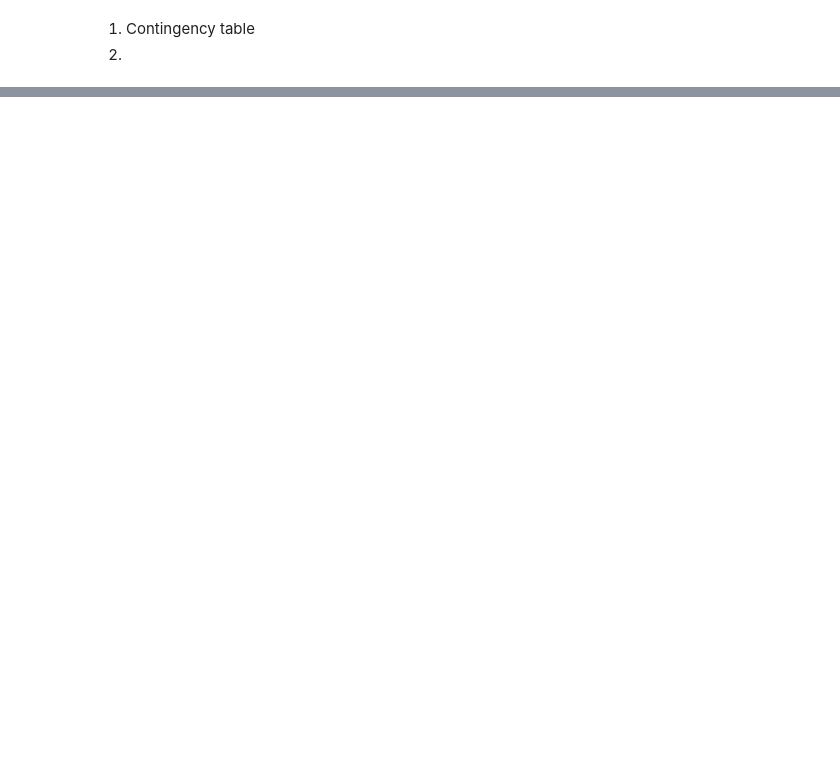
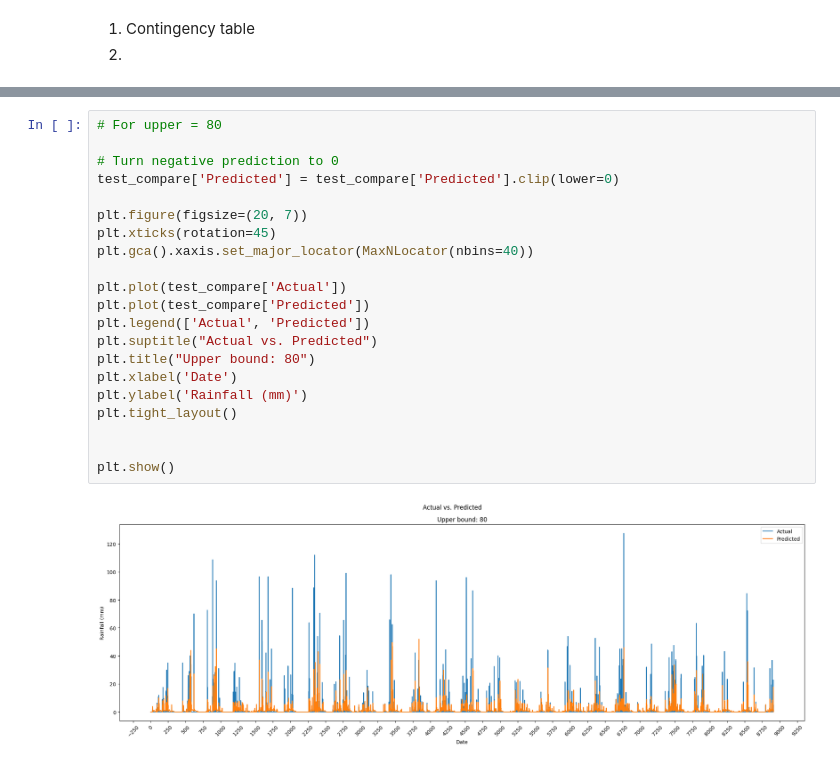
Before and after one commit to pippahtlin/Extreme-Precipitation, a Jupyter notebook: pretrained_univariate_daily.ipynb, the cells around one changed output, grey strips where cells are left out. Cells and saved outputs as stored; diff of their text form; blank space fills up the shorter version.

```diff
--- a/pretrained_univariate_daily.ipynb
+++ b/pretrained_univariate_daily.ipynb
@@ -187,0 +241,23 @@ AUC: 0.4865093529224396
+# %%
+# For upper = 80
+
+# Turn negative prediction to 0
+test_compare['Predicted'] = test_compare['Predicted'].clip(lower=0)
+
+plt.figure(figsize=(20, 7))
+plt.xticks(rotation=45)
+plt.gca().xaxis.set_major_locator(MaxNLocator(nbins=40))
+
+plt.plot(test_compare['Actual'])
+plt.plot(test_compare['Predicted'])
+plt.legend(['Actual', 'Predicted'])
+plt.suptitle("Actual vs. Predicted")
+plt.title("Upper bound: 80")
+plt.xlabel('Date')
+plt.ylabel('Rainfall (mm)')
+plt.tight_layout()
+
+
+plt.show()
+# %% [output]
+[figure, added]
```
Also changed, not shown: parts of 10 cells of this notebook.
